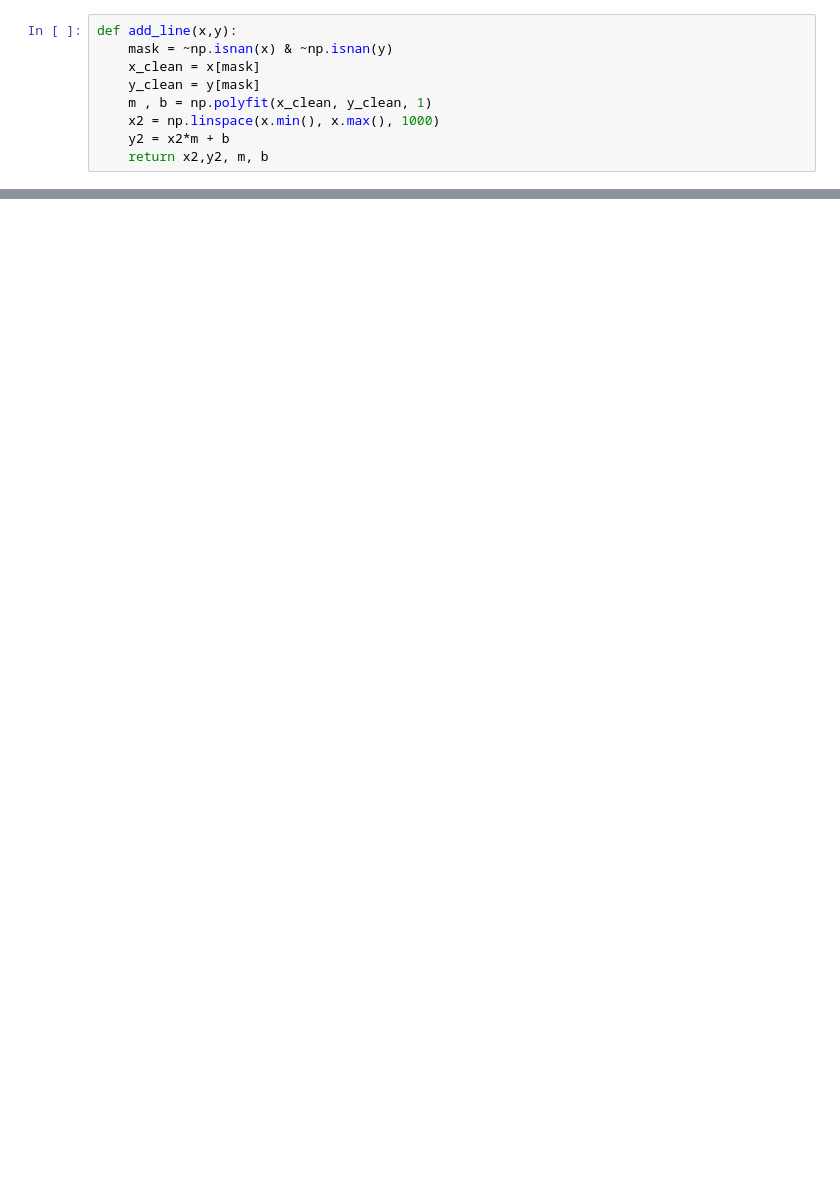
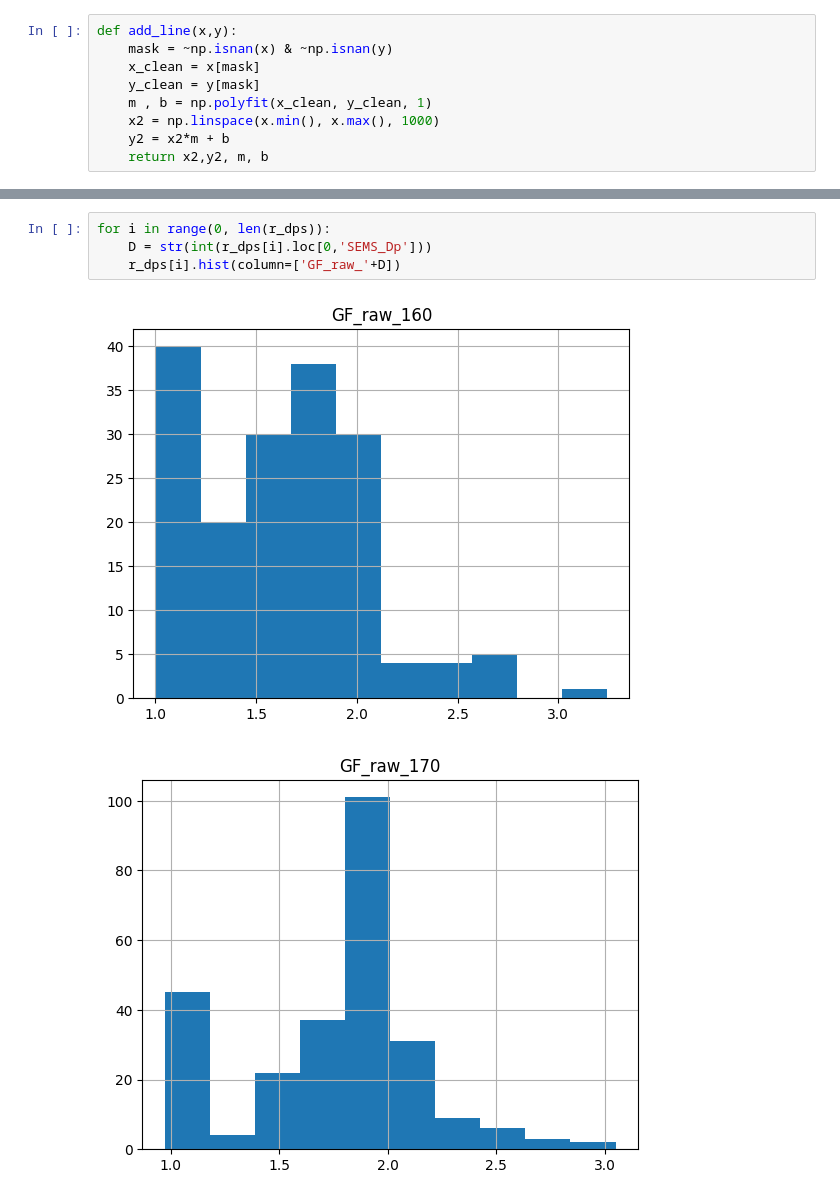
Before and after one commit to csoloff/ARCSIX_DASH, a Jupyter notebook: scripts/correlation_plots.ipynb, the cells around one changed output, grey strips where cells are left out. Cells and saved outputs as stored; diff of their text form; blank space fills up the shorter version.

```diff
--- a/scripts/correlation_plots.ipynb
+++ b/scripts/correlation_plots.ipynb
@@ -215,0 +225,7 @@ plot_scatter('fRH550_RH20to80')
+# %%
+for i in range(0, len(r_dps)):
+    D = str(int(r_dps[i].loc[0,'SEMS_Dp']))
+    r_dps[i].hist(column=['GF_raw_'+D])
+# %% [output]
+[figure, added]
+[figure, added]
```
Also changed, not shown: parts of 9 cells of this notebook.
